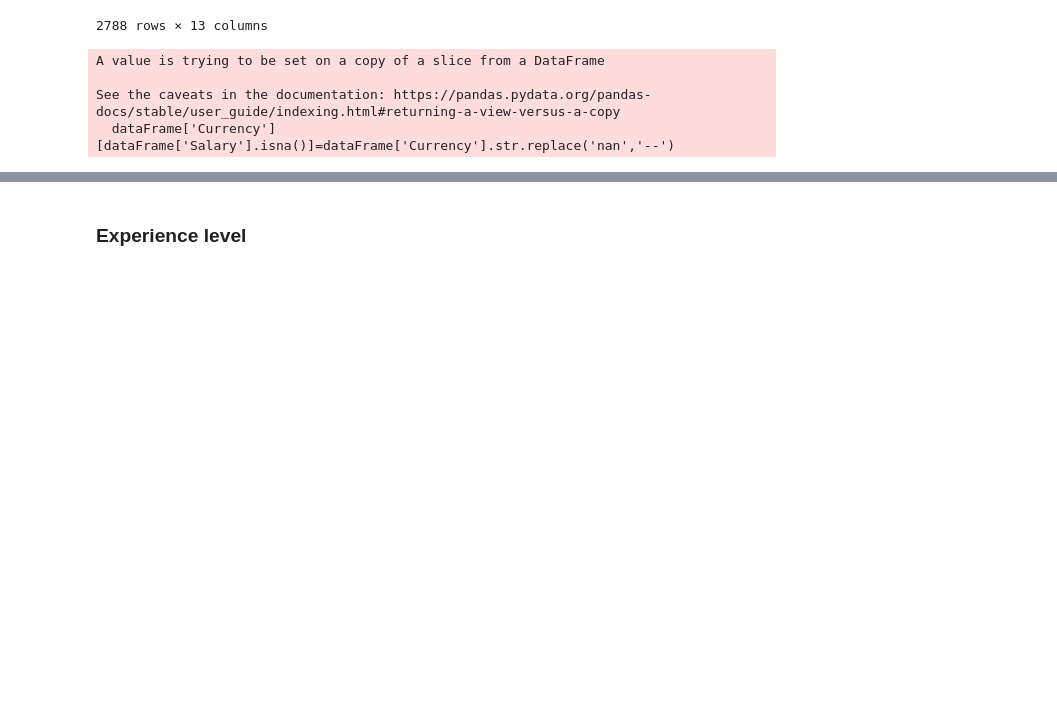
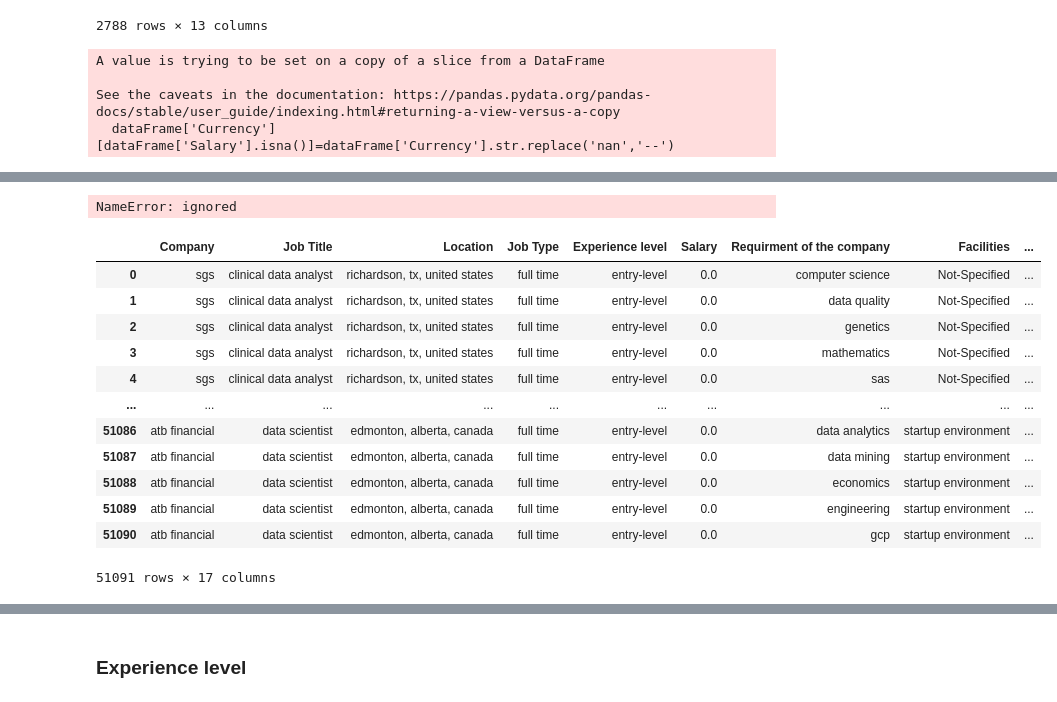
Before and after one commit to elouardyabderrahim/Job-analysis, a Jupyter notebook: finalCodeJobApport.ipynb, the cells around one changed output, grey strips where cells are left out. Saved outputs shown, nothing was run; the diff lists cells and outputs as text; code cells hidden in the pictures; blank space fills up the shorter version.

```diff
--- a/finalCodeJobApport.ipynb
+++ b/finalCodeJobApport.ipynb
@@ -547,0 +562,22 @@ df["Currency"] = df["Currency"].str.upper()
+# %%
+dataFrame.to_csv("savedDaatFor.csv",index=False)
+# %% [output]
+NameError: ignored
+# %%
+dataFrame1=pd.read_csv("savedDaatFor.csv")
+# %%
+dataFrame1
+# %% [output]
+|  | Company | Job Title | Location | Job Type | Experience level | Salary | Requirment of the company | Facilities | ... |
+| 0 | sgs | clinical data analyst | richardson, tx, united states | full time | entry-level | 0.0 | computer science | Not-Specified | ... |
+| 1 | sgs | clinical data analyst | richardson, tx, united states | full time | entry-level | 0.0 | data quality | Not-Specified | ... |
+| 2 | sgs | clinical data analyst | richardson, tx, united states | full time | entry-level | 0.0 | genetics | Not-Specified | ... |
+| 3 | sgs | clinical data analyst | richardson, tx, united states | full time | entry-level | 0.0 | mathematics | Not-Specified | ... |
+| 4 | sgs | clinical data analyst | richardson, tx, united states | full time | entry-level | 0.0 | sas | Not-Specified | ... |
+| ... | ... | ... | ... | ... | ... | ... | ... | ... | ... |
+| 51086 | atb financial | data scientist | edmonton, alberta, canada | full time | entry-level | 0.0 | data analytics | startup environment | ... |
+| 51087 | atb financial | data scientist | edmonton, alberta, canada | full time | entry-level | 0.0 | data mining | startup environment | ... |
+| 51088 | atb financial | data scientist | edmonton, alberta, canada | full time | entry-level | 0.0 | economics | startup environment | ... |
+| 51089 | atb financial | data scientist | edmonton, alberta, canada | full time | entry-level | 0.0 | engineering | startup environment | ... |
+| 51090 | atb financial | data scientist | edmonton, alberta, canada | full time | entry-level | 0.0 | gcp | startup environment | ... |
+51091 rows × 17 columns
```
Also changed, not shown: parts of 38 cells of this notebook, 1 other file.
